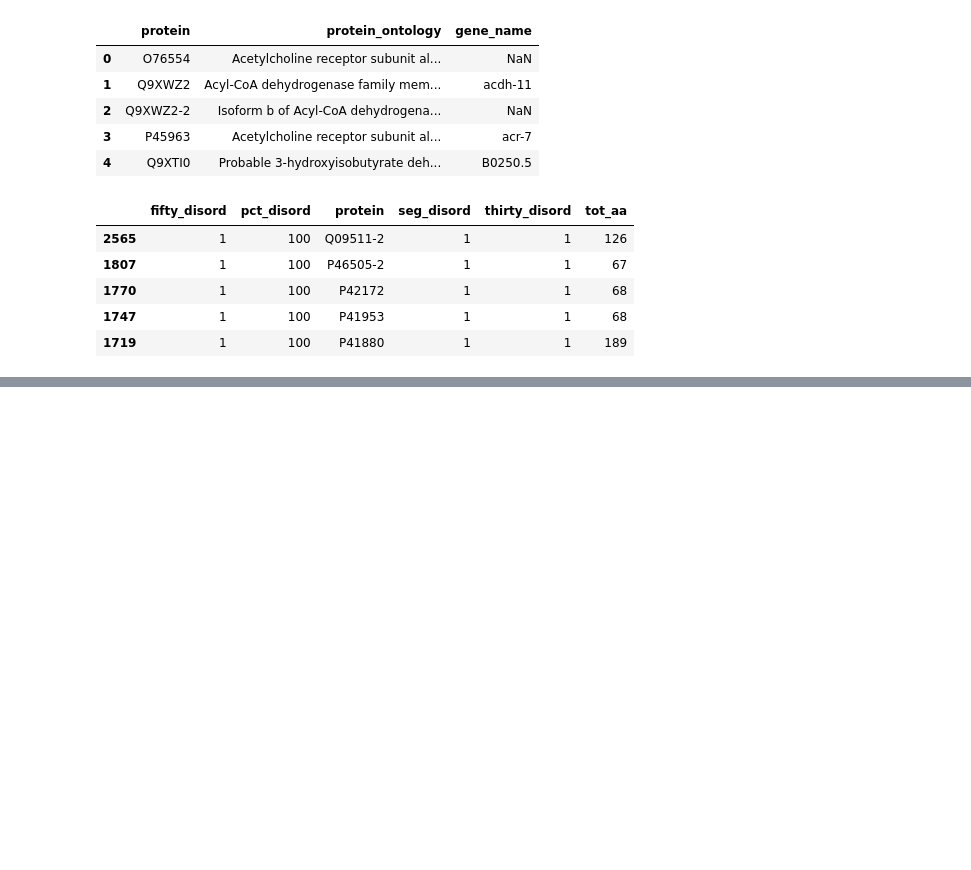
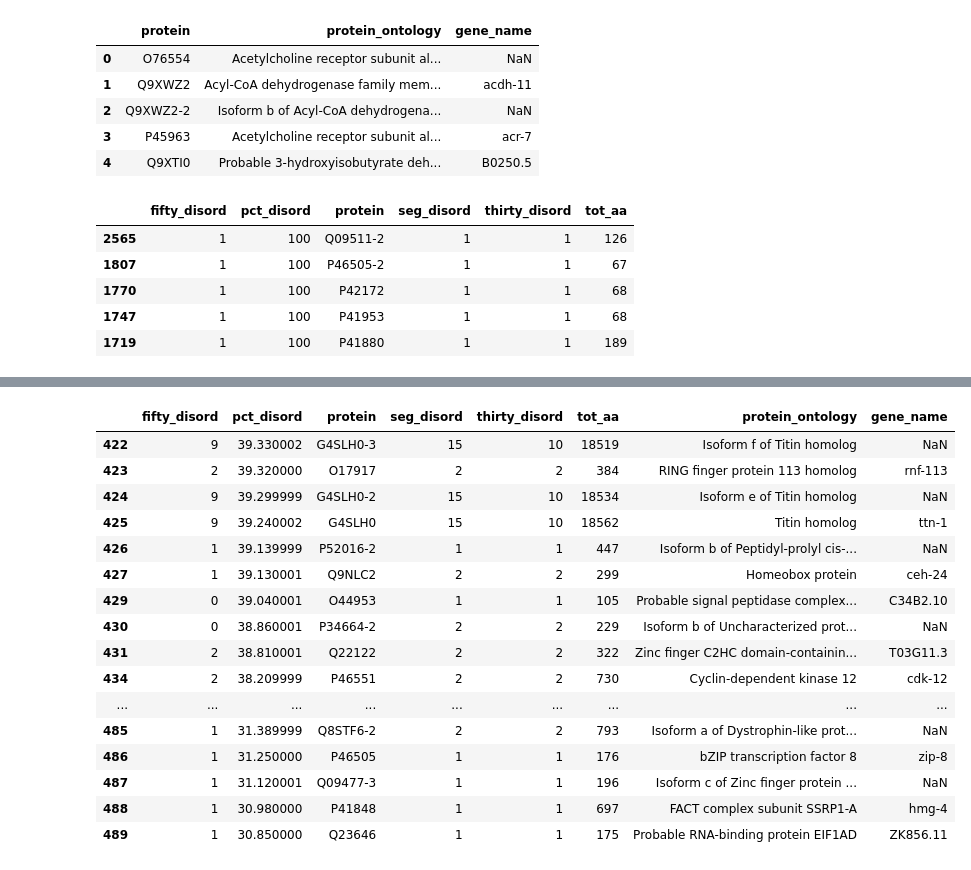
Before and after one commit to DomDellaSera/proteome_analysis, a Jupyter notebook: data_mundging.ipynb, the cells around one changed output, grey strips where cells are left out. Saved outputs shown, nothing was run; the diff lists cells and outputs as text; code cells hidden in the pictures; blank space fills up the shorter version.

```diff
--- a/data_mundging.ipynb
+++ b/data_mundging.ipynb
@@ -122,0 +152,20 @@ percent_disorder_curtailed = percent_disorder_curtailed[percent_disorder_curtail
+# %%
+table_printer(4)
+# %% [output]
+|  | fifty_disord | pct_disord | protein | seg_disord | thirty_disord | tot_aa | protein_ontology | gene_name |
+| 422 | 9 | 39.330002 | G4SLH0-3 | 15 | 10 | 18519 | Isoform f of Titin homolog | NaN |
+| 423 | 2 | 39.320000 | O17917 | 2 | 2 | 384 | RING finger protein 113 homolog | rnf-113 |
+| 424 | 9 | 39.299999 | G4SLH0-2 | 15 | 10 | 18534 | Isoform e of Titin homolog | NaN |
+| 425 | 9 | 39.240002 | G4SLH0 | 15 | 10 | 18562 | Titin homolog | ttn-1 |
+| 426 | 1 | 39.139999 | P52016-2 | 1 | 1 | 447 | Isoform b of Peptidyl-prolyl cis-... | NaN |
+| 427 | 1 | 39.130001 | Q9NLC2 | 2 | 2 | 299 | Homeobox protein | ceh-24 |
+| 429 | 0 | 39.040001 | O44953 | 1 | 1 | 105 | Probable signal peptidase complex... | C34B2.10 |
+| 430 | 0 | 38.860001 | P34664-2 | 2 | 2 | 229 | Isoform b of Uncharacterized prot... | NaN |
+| 431 | 2 | 38.810001 | Q22122 | 2 | 2 | 322 | Zinc finger C2HC domain-containin... | T03G11.3 |
+| 434 | 2 | 38.209999 | P46551 | 2 | 2 | 730 | Cyclin-dependent kinase 12 | cdk-12 |
+| ... | ... | ... | ... | ... | ... | ... | ... | ... |
+| 485 | 1 | 31.389999 | Q8STF6-2 | 2 | 2 | 793 | Isoform a of Dystrophin-like prot... | NaN |
+| 486 | 1 | 31.250000 | P46505 | 1 | 1 | 176 | bZIP transcription factor 8 | zip-8 |
+| 487 | 1 | 31.120001 | Q09477-3 | 1 | 1 | 196 | Isoform c of Zinc finger protein ... | NaN |
+| 488 | 1 | 30.980000 | P41848 | 1 | 1 | 697 | FACT complex subunit SSRP1-A | hmg-4 |
+| 489 | 1 | 30.850000 | Q23646 | 1 | 1 | 175 | Probable RNA-binding protein EIF1AD | ZK856.11 |
```
Also changed, not shown: parts of 8 cells of this notebook, 7 other files.
